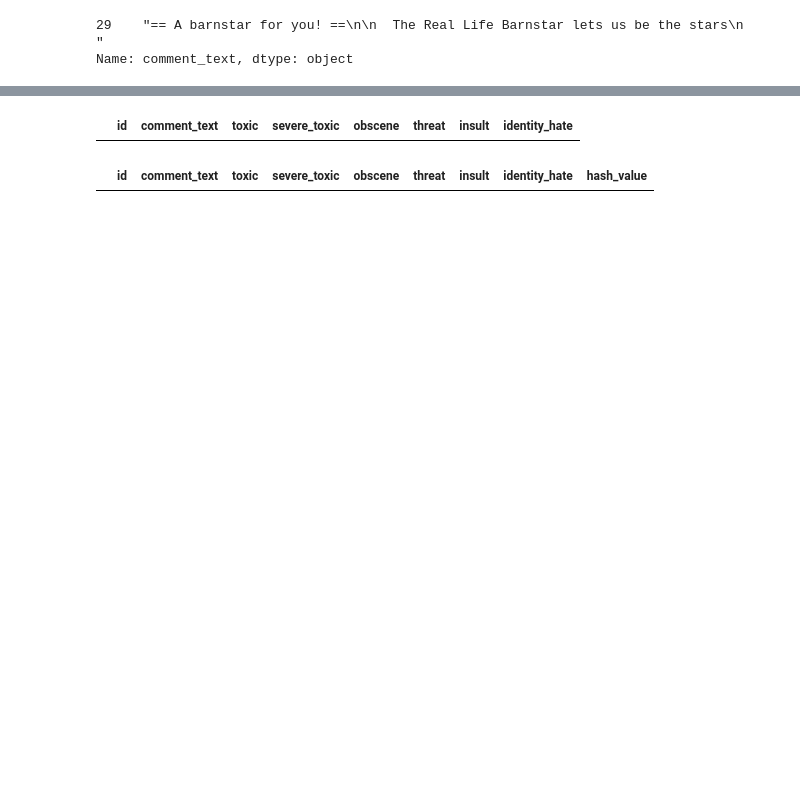
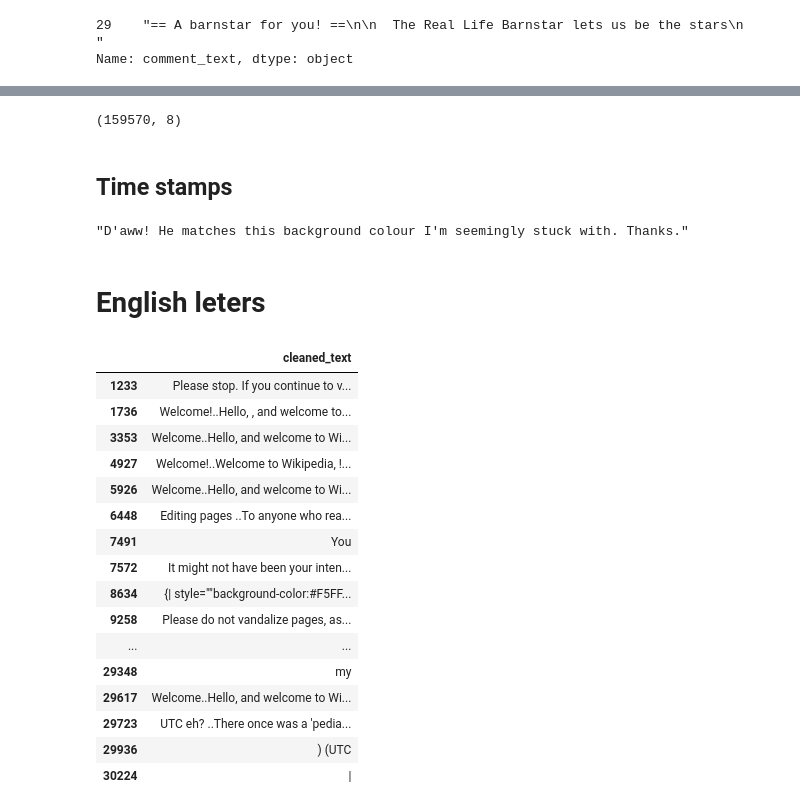
Before and after one commit to gkukse/Toxic-Comment-Classification, a Jupyter notebook: EDA.ipynb, the cells around one changed output, grey strips where cells are left out. Cells and saved outputs as stored; diff of their text form; code cells hidden in the pictures; blank space fills up the shorter version.

Commit message:
Cleaned the text a bit

```diff
--- a/EDA.ipynb
+++ b/EDA.ipynb
@@ -163,4 +74,68 @@ train['hash_value'] = train['comment_text'].apply(hash_text)
 # %%
-train[train['comment_text'].duplicated()]
+train = train[~train.duplicated(['comment_text'])]
-# %% [output]
-|  | id | comment_text | toxic | severe_toxic | obscene | threat | insult | identity_hate |
+# %%
+train.shape
+# %% [output]
+(159570, 8)
+# %% [markdown]
+## Time stamps
+# %%
+combined_pattern = (
+    r'\b\d{1,2}, \d{1,2} [A-Za-z]{3,10} \d{4}\b|'  # "31, 19 July 2006"
+    r'\b\d{1,2} \d{1,2} [A-Za-z]{3,10} \d{4}\b|'  # "31 19 July 2006"
+    r'\b\d{1,2} [A-Za-z]{3,10}, \d{4}\b|'  # "31 July, 2006"
+    r'\b\d{1,2} [A-Za-z]{3,10} \d{4}\b|'  # "31 July 2006"
+    r'\b\d{1,2}, [A-Za-z]{3,10} \d{4}, \d{1,2}:\d{2}\b|'  # "31, July 2006, 18:47"
+    r'\b\d{1,2} [A-Za-z]{3,10} \d{4}, \d{1,2}:\d{2}\b|'  # "31 July 2006, 18:47"
+    r'\b\d{1,2} [A-Za-z]{3,10} \d{4} \d{1,2}:\d{2}\b|'  # "31 July 2006 18:47"
+    r'\b\d{1,2}:\d{2}, [A-Za-z]{3,10} \d{1,2}, \d{4}\b|'  # "18:47, July 31, 2006"
+    r'\b\d{1,2}:\d{2}, \d{1,2} [A-Za-z]{3,10} \d{4}\b|'  # "18:47, 31 July 2006"
+    r'\b\d{1,2}:\d{2} \d{1,2} [A-Za-z]{3,10} \d{4}\b|'  # "18:47 31 July 2006"
+    r'\b\d{1,2} [A-Za-z]{3,10} \d{1,2}:\d{2}\b|' # "26 July 17:03 UTC"
+    r'\b\d{1,3}\.\d{1,3}\.\d{1,3}\.\d{1,3}\b|' # API adress
+    r'\(UTC\)|\(talk\)|\(\)|'
+    r'(talk.*)|'
+    r'Preceding unsigned comment added by'
+)
+
+
+# Remove the date pattern from the 'comment_text' column
+train['comment_text_cleaned'] = train['comment_text'].str.replace(combined_pattern, '', regex=True).str.strip()
+
+train['comment_text_cleaned'].iloc[1]
+# %% [output]
+"D'aww! He matches this background colour I'm seemingly stuck with. Thanks."
+# %%
+train = train[train['comment_text_cleaned'] != '']
+# %% [markdown]
+# English leters
+# %%
+def remove_non_ascii(text):
+    return ''.join([char for char in text if ord(char) <= 127])
+
+train['cleaned_text'] = train['comment_text_cleaned'].apply(remove_non_ascii)
+# %%
+train['cleaned_text'] = train['cleaned_text'].str.lstrip(' ').str.lstrip('"').str.lstrip('.').str.lstrip('(')
+train['cleaned_text'] = train['cleaned_text'].replace({'USER': '', 'User': '', 'REDIRECT User': ''})
+train['cleaned_text'] = train['cleaned_text'].str.lstrip(' ').str.lstrip('"').str.lstrip('.').str.lstrip('(')
+train = train[train['cleaned_text'] != '']
+# %%
+train[train['cleaned_text'].duplicated()][['cleaned_text']].drop_duplicates().head(50)
+# %% [output]
+|  | cleaned_text |
+| 1233 | Please stop. If you continue to v... |
+| 1736 | Welcome!..Hello, , and welcome to... |
+| 3353 | Welcome..Hello, and welcome to Wi... |
+| 4927 | Welcome!..Welcome to Wikipedia, !... |
+| 5926 | Welcome..Hello, and welcome to Wi... |
+| 6448 | Editing pages ..To anyone who rea... |
+| 7491 | You |
+| 7572 | It might not have been your inten... |
+| 8634 | {| style=""background-color:#F5FF... |
+| 9258 | Please do not vandalize pages, as... |
+| ... | ... |
+| 29348 | my |
+| 29617 | Welcome..Hello, and welcome to Wi... |
+| 29723 | UTC eh? ..There once was a 'pedia... |
+| 29936 | ) (UTC |
+| 30224 | | |
@@ -167,4 +144,2 @@ train[train['comment_text'].duplicated()]
 # %%
-train[train['hash_value'].duplicated()]
+train = train[~train.duplicated(['comment_text_cleaned'])]
-# %% [output]
-|  | id | comment_text | toxic | severe_toxic | obscene | threat | insult | identity_hate | hash_value |
```
Also changed, not shown: parts of 31 cells of this notebook, 1 other file.
